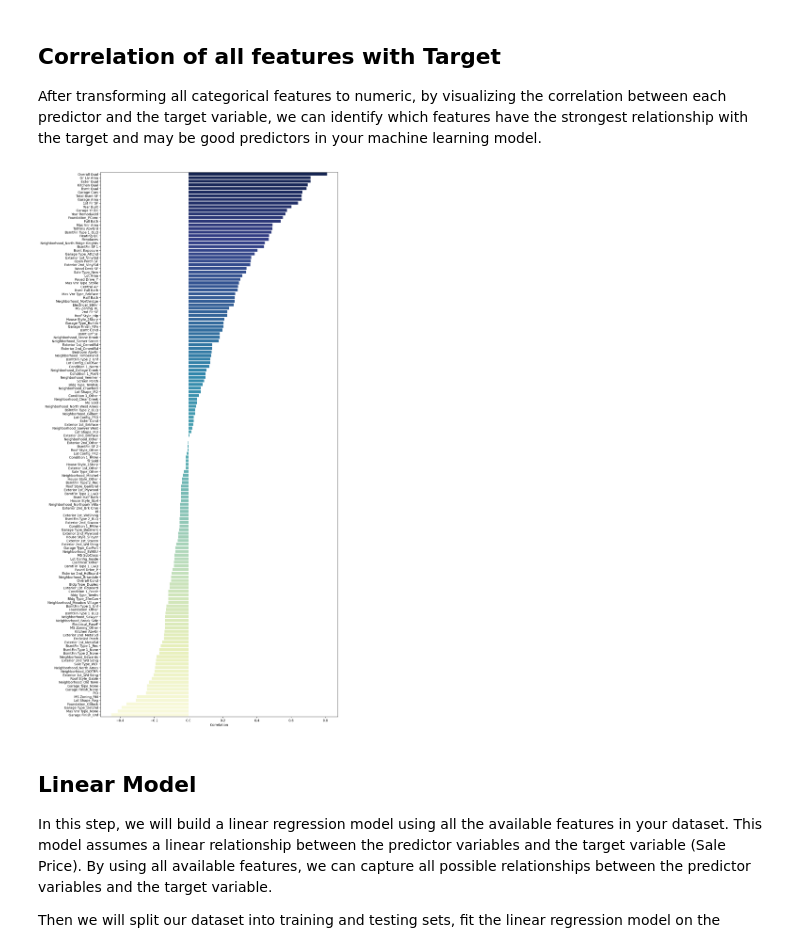
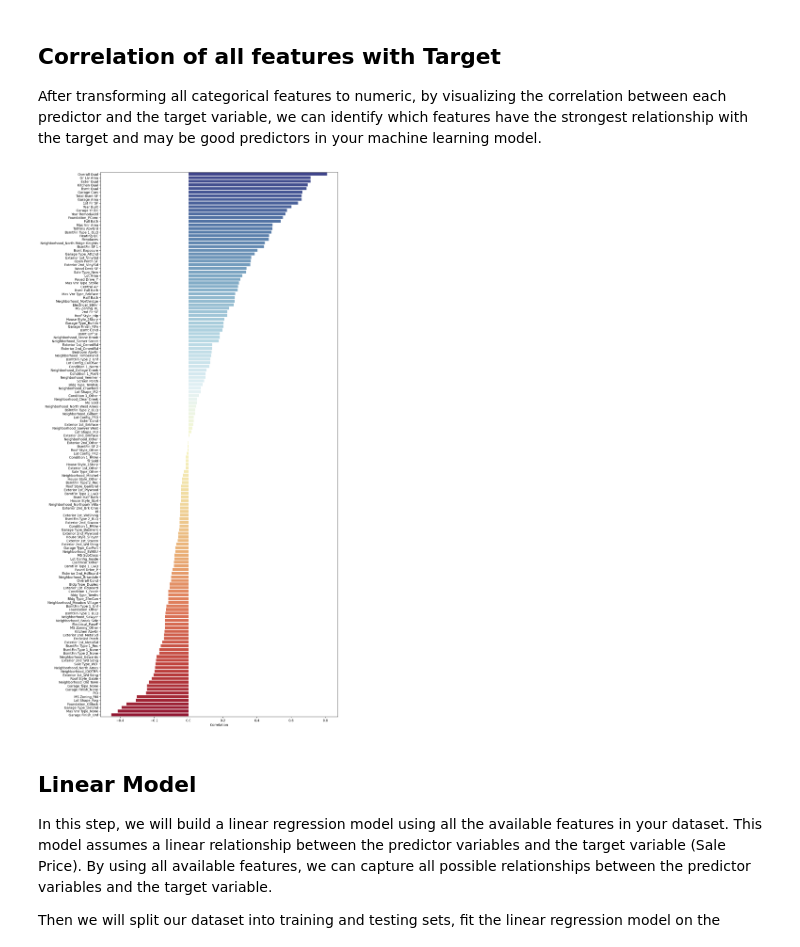
Before and after one commit to farhadfarahanii/Evaluating_House_Prices_In_Ames_Iowa, a Jupyter notebook: code/02_Feature_Engineering_and_Modeling.ipynb, the cells around one changed output. Drawn from its saved outputs; the diff is of its cells as text; code cells hidden in the pictures.

Commit message:
table of content plus plots colors

```diff
--- a/code/02_Feature_Engineering_and_Modeling.ipynb
+++ b/code/02_Feature_Engineering_and_Modeling.ipynb
@@ -168,26 +168,26 @@ After transforming all categorical features to numeric, by visualizing the corre
 saleprice_corr = df_allnum.corr()[['SalePrice']].sort_values(by='SalePrice', ascending=False)
 # %%
 # Plot the correlation of all numerical features with target after preprocessing
-palette_reverse = sns.color_palette("YlGnBu", n_colors=saleprice_corr.shape[0]-1)
+palette_reverse = sns.color_palette("RdYlBu", n_colors=saleprice_corr.shape[0]-1)
 palette_reverse.reverse()
 
 plt.figure(figsize=(13, 30))
 sns.barplot(x=saleprice_corr["SalePrice"][1:].values,
            y=saleprice_corr["SalePrice"][1:].index,
            palette=palette_reverse);
 plt.title("")
 plt.xlabel("Correlation");
 
 #plt.subplots_adjust(left=0.4, right=0.9, top=0.95, bottom=0.05)
 
 # Maximize the plot window
 #manager = plt.get_current_fig_manager()
 #manager.window.showMaximized()
 
 # Display the plot
 #plt.show()
 # %% [output]
-[figure, old version]
+[figure, new version]
 # %% [markdown]
 ## Linear Model
 In this step, we will build a linear regression model using all the available features in your dataset. This model assumes a linear relationship between the predictor variables and the target variable (Sale Price). By using all available features, we can capture all possible relationships between the predictor variables and the target variable.
```
Also changed, not shown: 2 other files.
